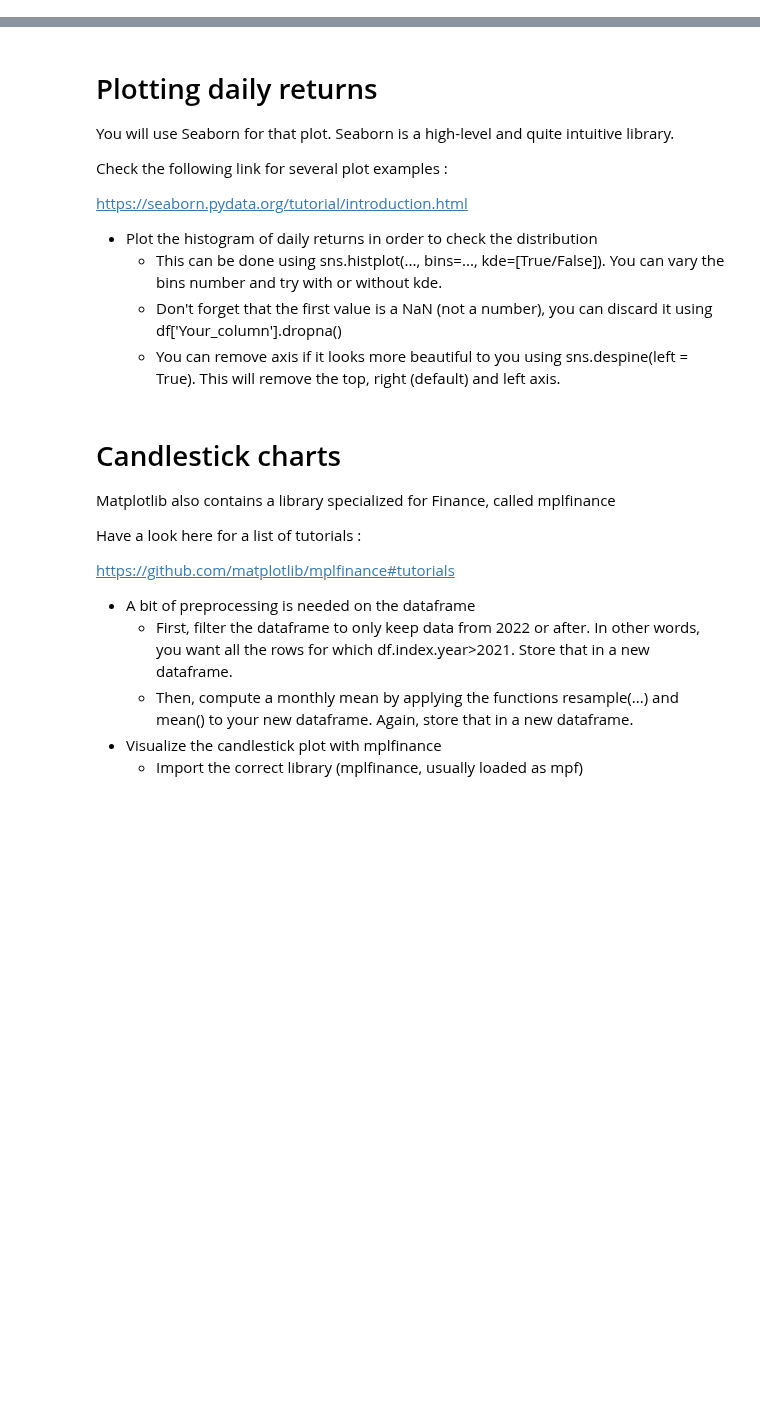
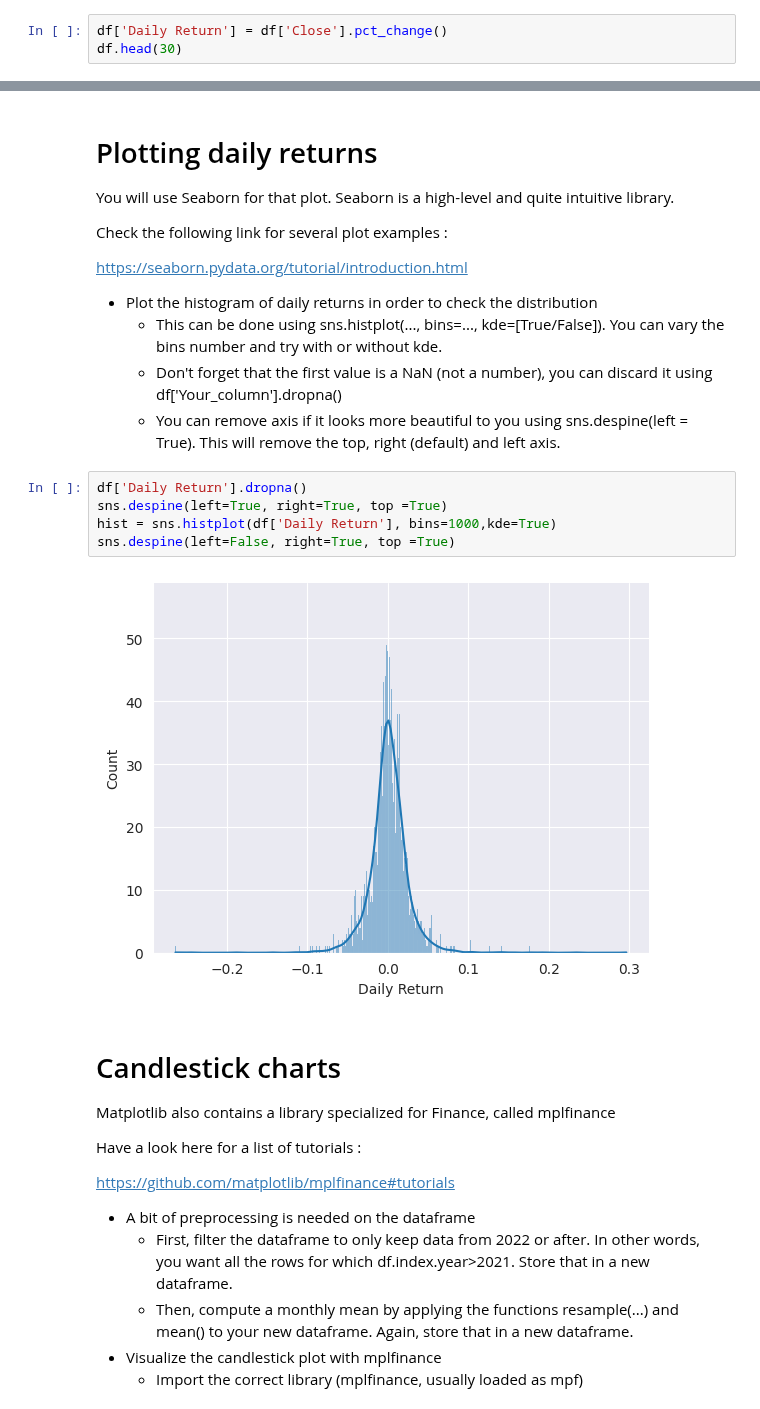
Before and after one commit to Thornary/PythonTSM, a Jupyter notebook: lab2.ipynb, the cells around one changed output, grey strips where cells are left out. Saved outputs shown, nothing was run; the diff lists cells and outputs as text; blank space fills up the shorter version.

```diff
--- a/lab2.ipynb
+++ b/lab2.ipynb
@@ -191,3 +191,6 @@ plt.show()
 * Let's add a column to our dataset with daily returns
     * For that, you can apply the function pct_change() to the 'Close' column
     * Check the result using df.head()
+# %%
+df['Daily Return'] = df['Close'].pct_change()
+df.head(30)
@@ -204,6 +226,13 @@ https://seaborn.pydata.org/tutorial/introduction.html
     * This can be done using sns.histplot(..., bins=..., kde=[True/False]). You can vary the bins number and try with or without kde.
     * Don't forget that the first value is a NaN (not a number), you can discard it using df['Your_column'].dropna()
     * You can remove axis if it looks more beautiful to you using sns.despine(left = True). This will remove the top, right (default) and left axis.
+# %%
+df['Daily Return'].dropna()
+sns.despine(left=True, right=True, top =True)
+hist = sns.histplot(df['Daily Return'], bins=1000,kde=True)
+sns.despine(left=False, right=True, top =True)
+# %% [output]
+[figure, added]
 # %% [markdown]
 # Candlestick charts
 Matplotlib also contains a library specialized for Finance, called mplfinance
```
Also changed, not shown: parts of 5 cells of this notebook.
